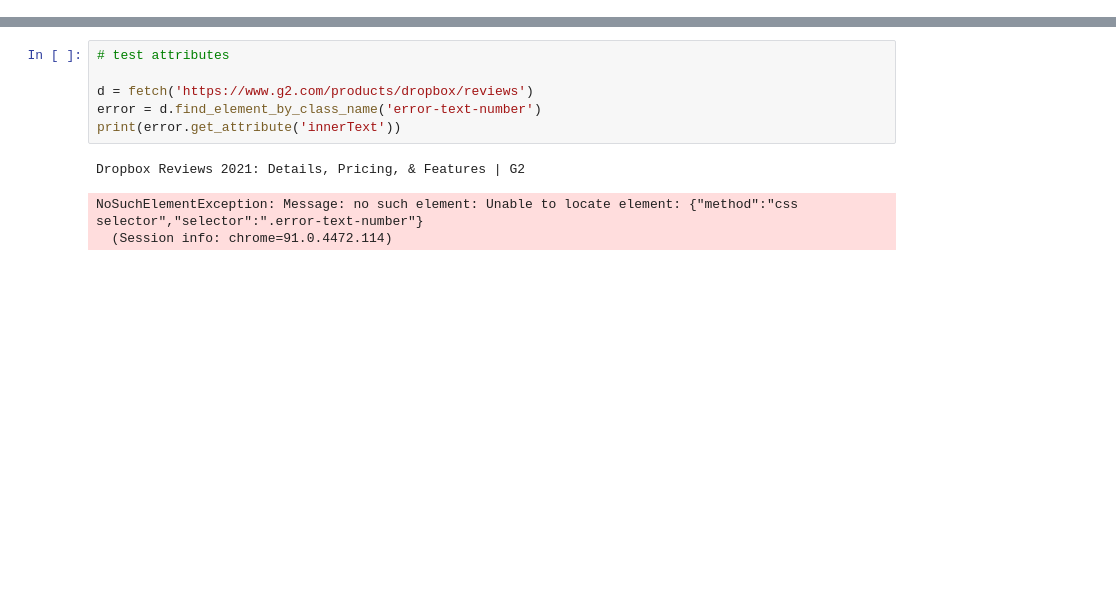
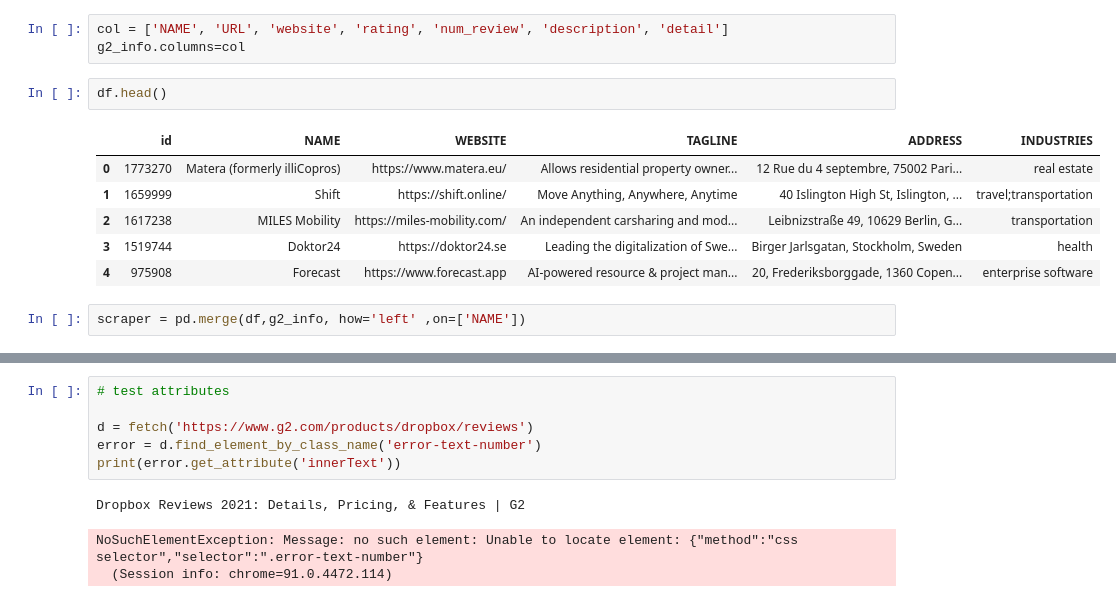
Before and after one commit to NeoJersey/G2_scraper, a Jupyter notebook: g2_scraper.ipynb, the cells around one changed output, grey strips where cells are left out. Drawn from its saved outputs; the diff is of its cells as text; blank space fills up the shorter version.

```diff
--- a/g2_scraper.ipynb
+++ b/g2_scraper.ipynb
@@ -100,0 +120,14 @@ Show Less
+# %%
+col = ['NAME', 'URL', 'website', 'rating', 'num_review', 'description', 'detail']
+g2_info.columns=col
+# %%
+df.head()
+# %% [output]
+|  | id | NAME | WEBSITE | TAGLINE | ADDRESS | INDUSTRIES |
+| 0 | 1773270 | Matera (formerly illiCopros) | https://www.matera.eu/ | Allows residential property owner... | 12 Rue du 4 septembre, 75002 Pari... | real estate |
+| 1 | 1659999 | Shift | https://shift.online/ | Move Anything, Anywhere, Anytime | 40 Islington High St, Islington, ... | travel;transportation |
+| 2 | 1617238 | MILES Mobility | https://miles-mobility.com/ | An independent carsharing and mod... | Leibnizstraße 49, 10629 Berlin, G... | transportation |
+| 3 | 1519744 | Doktor24 | https://doktor24.se | Leading the digitalization of Swe... | Birger Jarlsgatan, Stockholm, Sweden | health |
+| 4 | 975908 | Forecast | https://www.forecast.app | AI-powered resource & project man... | 20, Frederiksborggade, 1360 Copen... | enterprise software |
+# %%
+scraper = pd.merge(df,g2_info, how='left' ,on=['NAME'])
```
Also changed, not shown: parts of 8 cells of this notebook.
